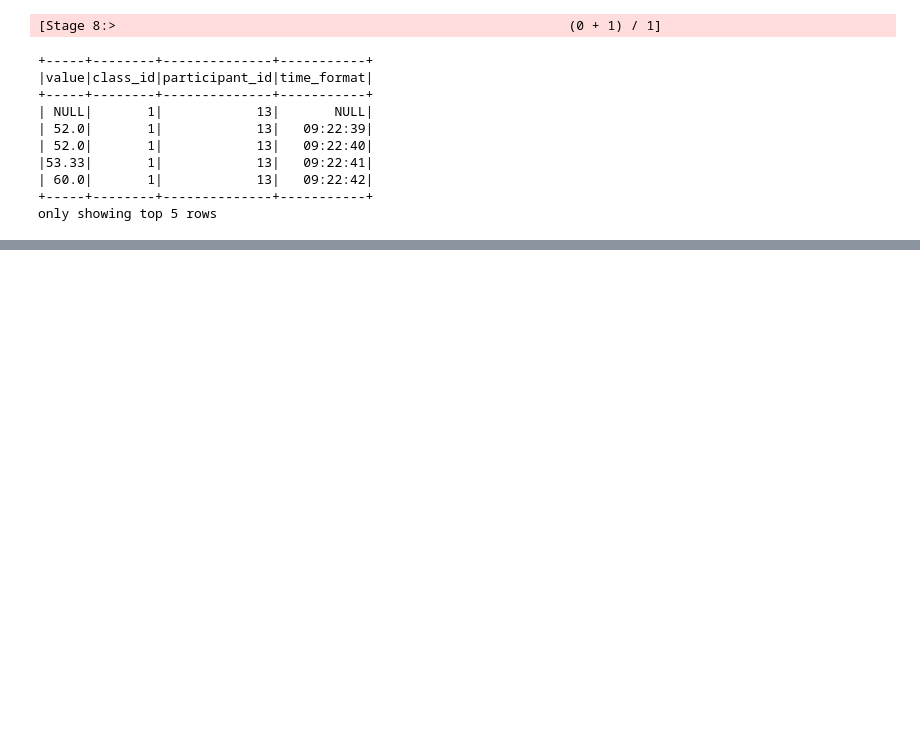
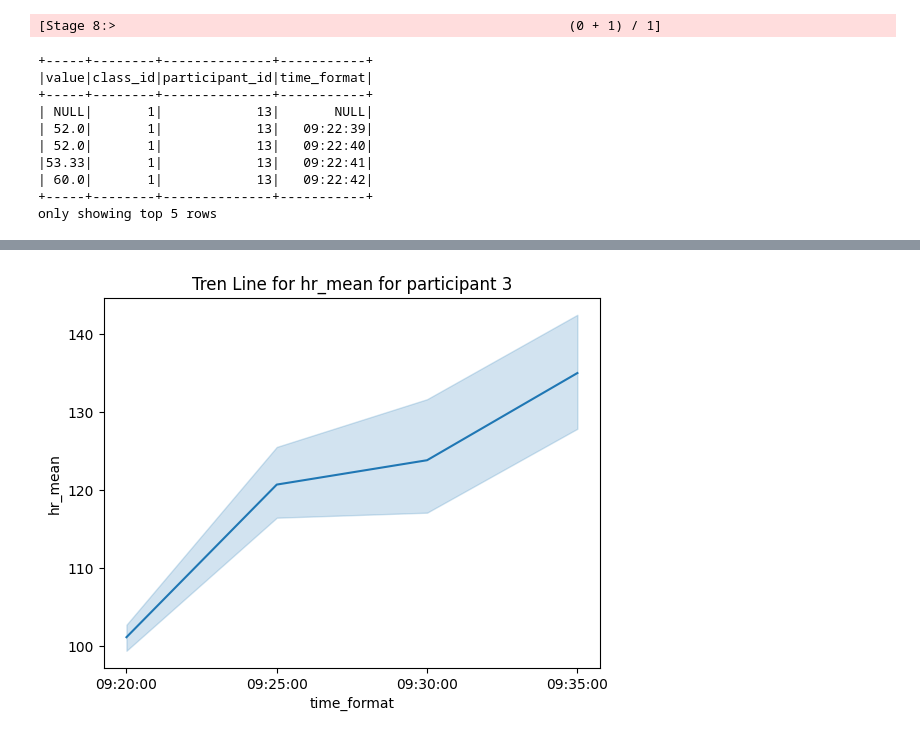
Before and after one commit to neinAlkem/multimodal-prediction, a Jupyter notebook: notebook/fisiology.ipynb, the cells around one changed output, grey strips where cells are left out. Cells and saved outputs as stored; diff of their text form; code cells hidden in the pictures; blank space fills up the shorter version.

```diff
--- a/notebook/fisiology.ipynb
+++ b/notebook/fisiology.ipynb
@@ -214,0 +237,11 @@ only showing top 20 rows
+# %%
+df_pd = final_df.toPandas()
+
+def tren_line(id,data) :
+    sns.lineplot(data=df_pd[df_pd['participant_id'] == {id}], x = df_pd['time_format'], y = df_pd[f'{data}'])
+    plt.title(f'Tren Line for {data} for participant {id}')
+    plt.show()
+# %%
+tren_line(3, 'hr_mean')
+# %% [output]
+[figure, added]
```
Also changed, not shown: parts of 13 cells of this notebook.
